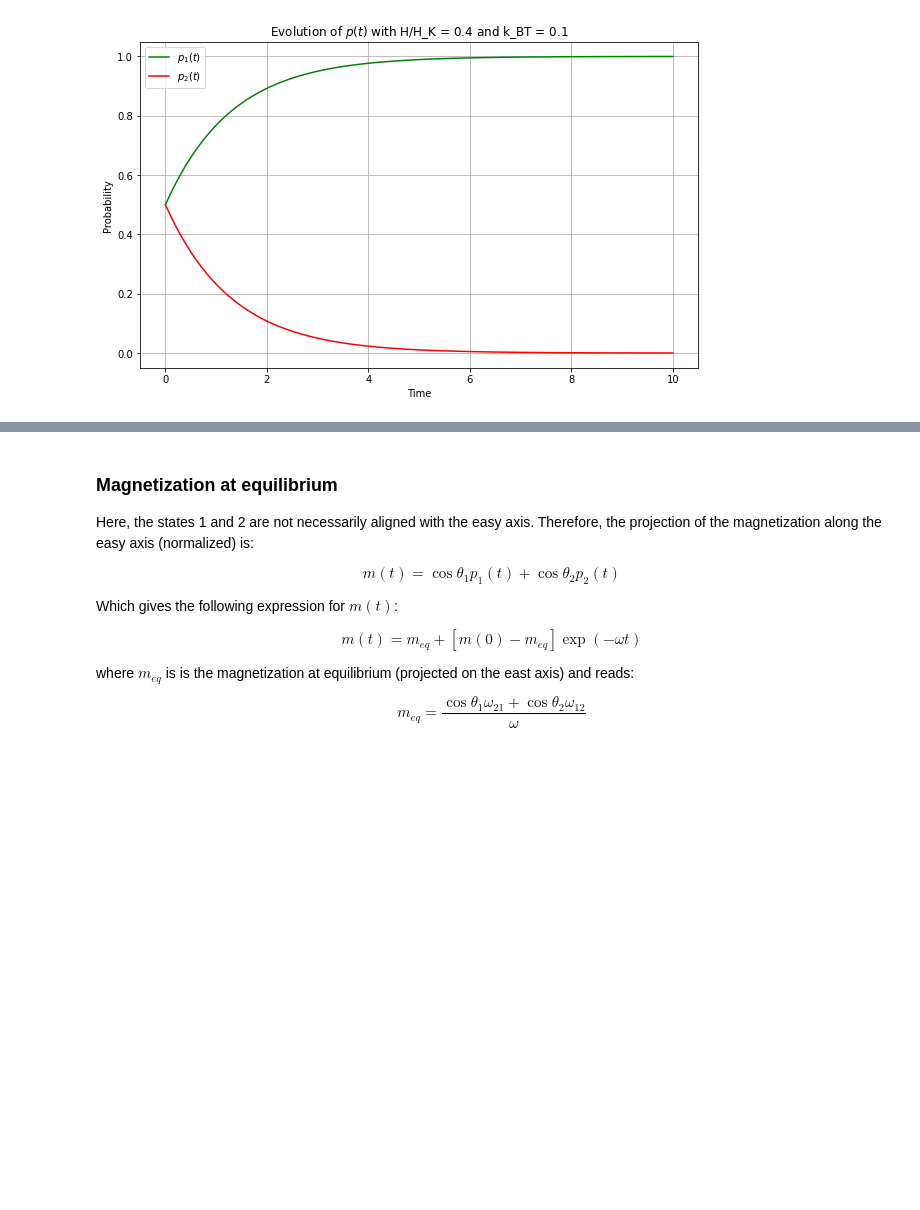
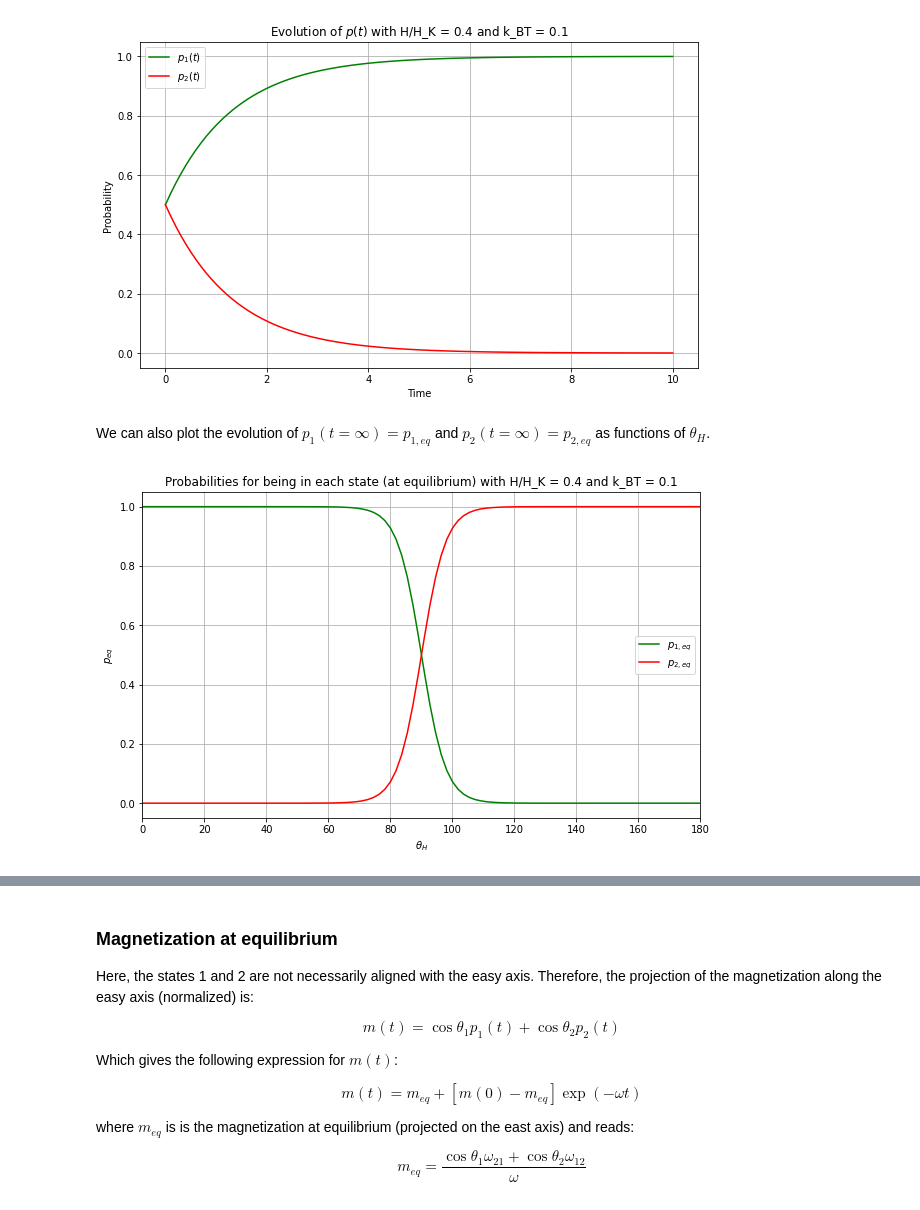
Before and after one commit to spintronic-computing-group/spnc, a Jupyter notebook: notebooks/SPNC-anisotropy/SPNC-Anisotropy.ipynb, the cells around one changed output, grey strips where cells are left out. Cells and saved outputs as stored; diff of their text form; code cells hidden in the pictures; blank space fills up the shorter version.

Commit message:
Control of anisotropy and role of theta_H

```diff
--- a/notebooks/SPNC-anisotropy/SPNC-Anisotropy.ipynb
+++ b/notebooks/SPNC-anisotropy/SPNC-Anisotropy.ipynb
@@ -229,3 +234,24 @@ plt.title("Evolution of "+r'$p(t)$'+" with H/H_K = "+str(H/H_K)+" and k_BT = "+s
 plt.show()
 # %% [output]
 [figure]
+# %% [markdown]
+We can also plot the evolution of $p_1(t=\infty)=p_{1,eq}$ and $p_2(t=\infty)=p_{2,eq}$ as functions of $\theta_H$.
+# %%
+k_BT = 0.1
+omega_12 = omega(np.array(E_12_1),np.array(E_12_2),k_BT)
+omega_21 = omega(np.array(E_21_1),np.array(E_21_2),k_BT)
+omega_tot = omega_12 + omega_21
+# %%
+plt.figure(figsize = (10,6))
+plt.plot(Theta_H,omega_21/omega_tot,color="green",label=r'$p_{1,eq}$')
+plt.plot(Theta_H,omega_12/omega_tot,color="red",label=r'$p_{2,eq}$')
+plt.legend(loc="best")
+plt.xlim(0,180)
+plt.grid(True)
+plt.xlabel(r'$\theta_H$')
+#plt.yscale("log")
+plt.ylabel(r'$p_{eq}$')
+plt.title("Probabilities for being in each state (at equilibrium) with H/H_K = "+str(H/H_K)+" and k_BT = "+str(k_BT))
+plt.show()
+# %% [output]
+[figure, added]
```
Also changed, not shown: parts of 30 cells of this notebook, 1 other file.
